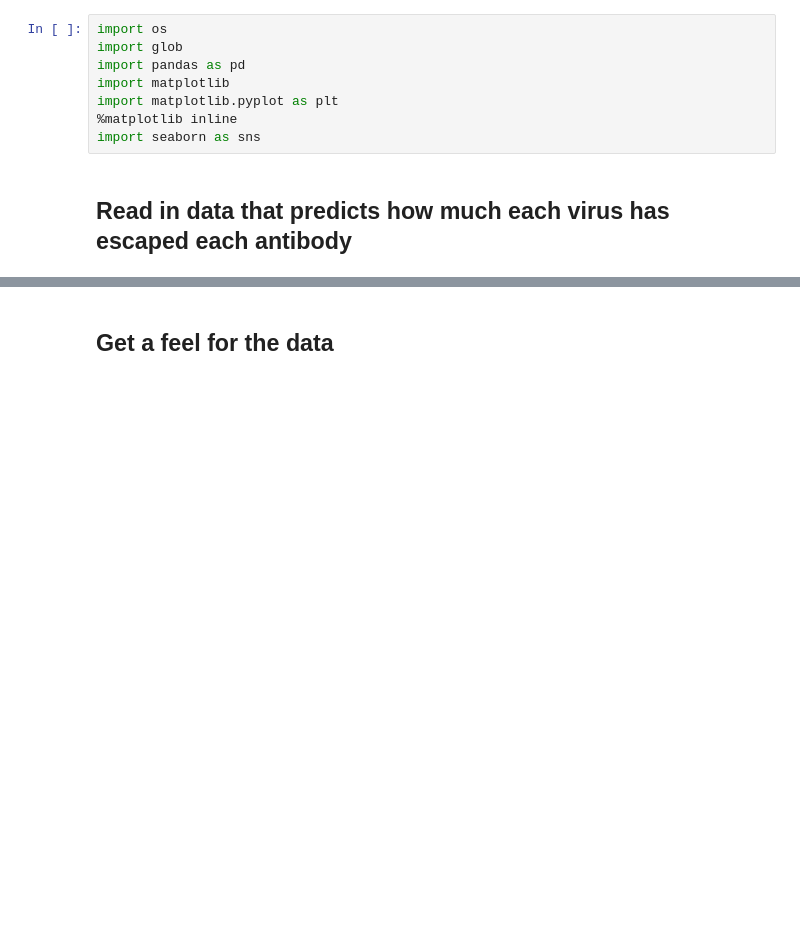
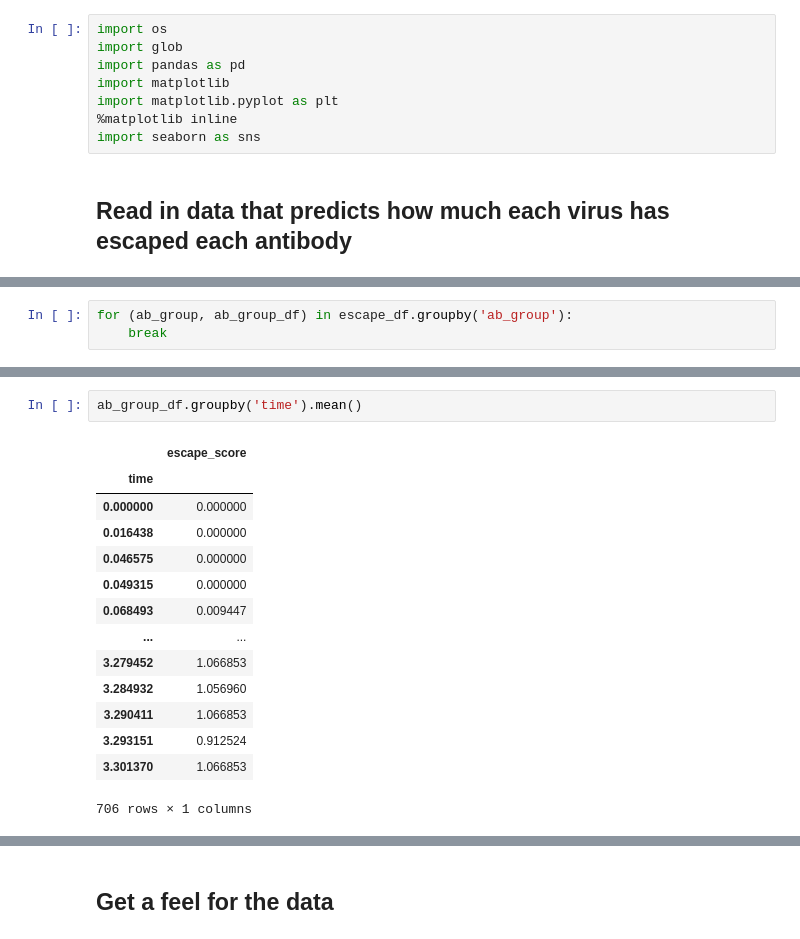
Before and after one commit to matsengrp/ncov-ab-escape, a Jupyter notebook: analysis_code_3K.ipynb, the cells around one changed output, grey strips where cells are left out. Saved outputs shown, nothing was run; the diff lists cells and outputs as text; blank space fills up the shorter version.

```diff
--- a/analysis_code_3K.ipynb
+++ b/analysis_code_3K.ipynb
@@ -25,0 +91,3 @@ escape_df.head()
+# %%
+for (ab_group, ab_group_df) in escape_df.groupby('ab_group'):
+    break
@@ -25,0 +98,17 @@ escape_df.head()
+# %%
+ab_group_df.groupby('time').mean()
+# %% [output]
+|  | escape_score |
+| time |  |
+| 0.000000 | 0.000000 |
+| 0.016438 | 0.000000 |
+| 0.046575 | 0.000000 |
+| 0.049315 | 0.000000 |
+| 0.068493 | 0.009447 |
+| ... | ... |
+| 3.279452 | 1.066853 |
+| 3.284932 | 1.056960 |
+| 3.290411 | 1.066853 |
+| 3.293151 | 0.912524 |
+| 3.301370 | 1.066853 |
+706 rows × 1 columns
```
Also changed, not shown: parts of 24 cells of this notebook.
